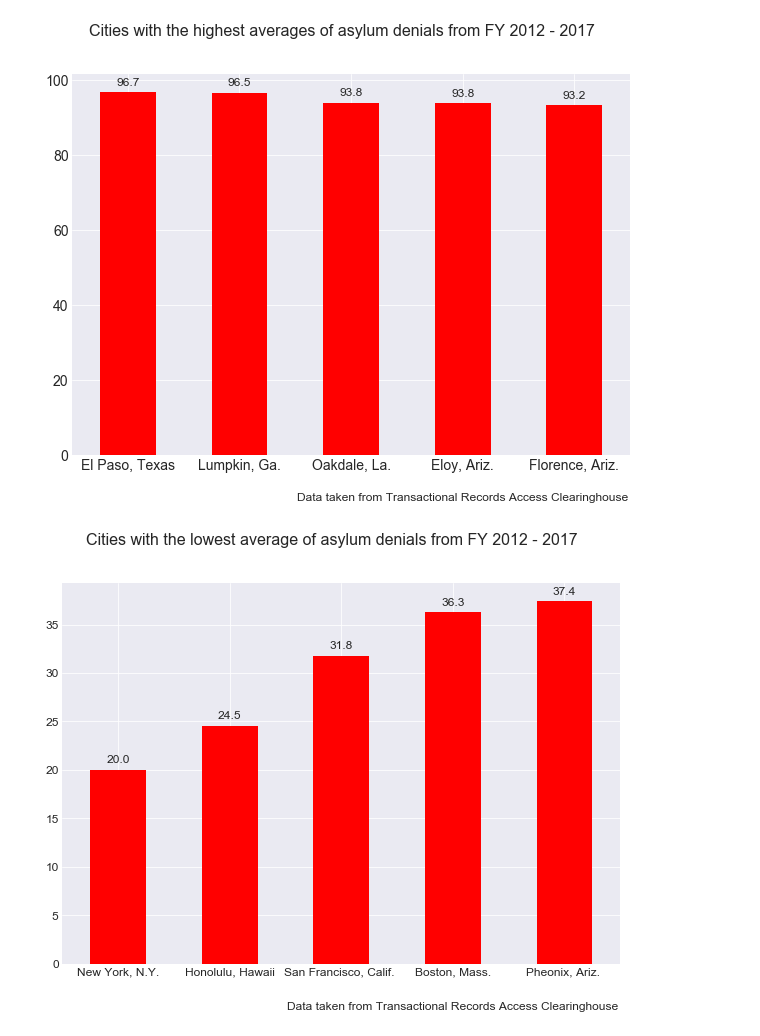
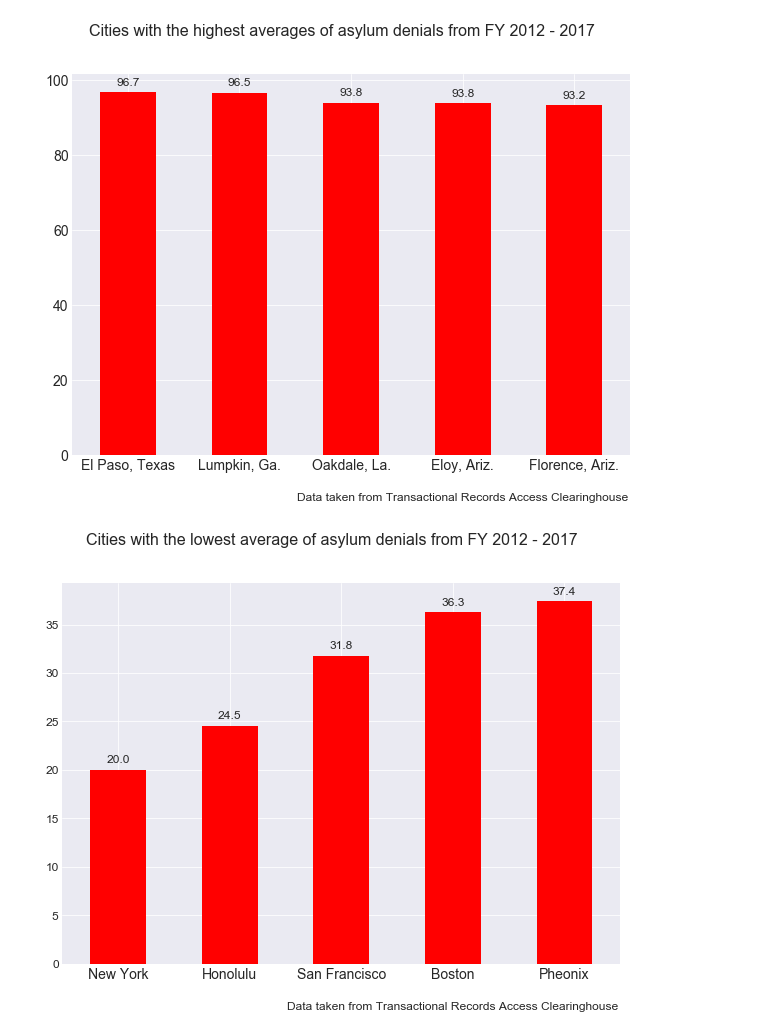
Before and after one commit to Borderzine/asylum_rate, a Jupyter notebook: asylum.ipynb, the cells around one changed output. Drawn from its saved outputs; the diff is of its cells as text; code cells hidden in the pictures.

Commit message:
fix city names

```diff
--- a/asylum.ipynb
+++ b/asylum.ipynb
@@ -102,22 +102,26 @@ plt.show()
 # %% [output]
 [figure]
 # %%
+
 ax = cities.sort_values(
     'per_denials', ascending=True
 ).head(5).plot(y="per_denials", kind="bar", figsize=(10,7),
                color='r', rot=0, fontsize=12, legend=False
 )
 for p in ax.patches: ax.annotate(
     np.round(p.get_height(),decimals=1
             ), (p.get_x()+p.get_width()/2., p.get_height()),
     ha='center', va='center', xytext=(0, 10), textcoords='offset points', fontsize=12)
 plt.xlabel(
     "Data taken from Transactional Records Access Clearinghouse", fontsize=12
 )#replaces bottom label with source
 ax.xaxis.set_label_coords(.7, -0.1)
 plt.suptitle('Cities with the lowest average of asylum denials from FY 2012 - 2017', fontsize=16)
+# Replace xlabels with just the city name
+plt.xticks(np.arange(5), ('New York', 'Honolulu', 'San Francisco', 'Boston', 'Pheonix'), fontsize=14)
+#set grid style and print
 plt.style.use('seaborn-darkgrid')
 plt.savefig('./asylum_graph_lowest.png', bbbox_inches='tight') #save chart
 plt.show()
 # %% [output]
-[figure, old version]
+[figure, new version]
```
